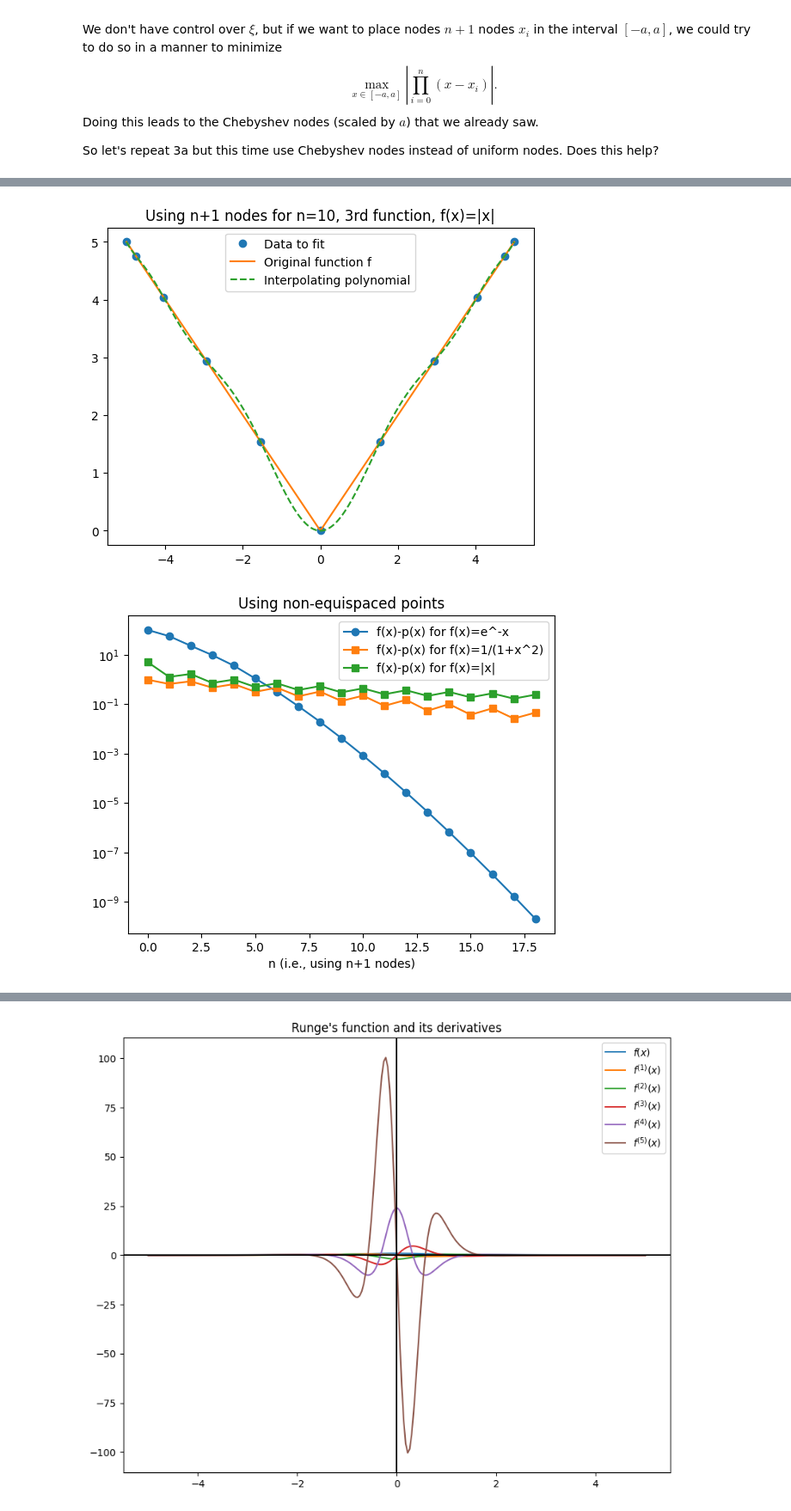
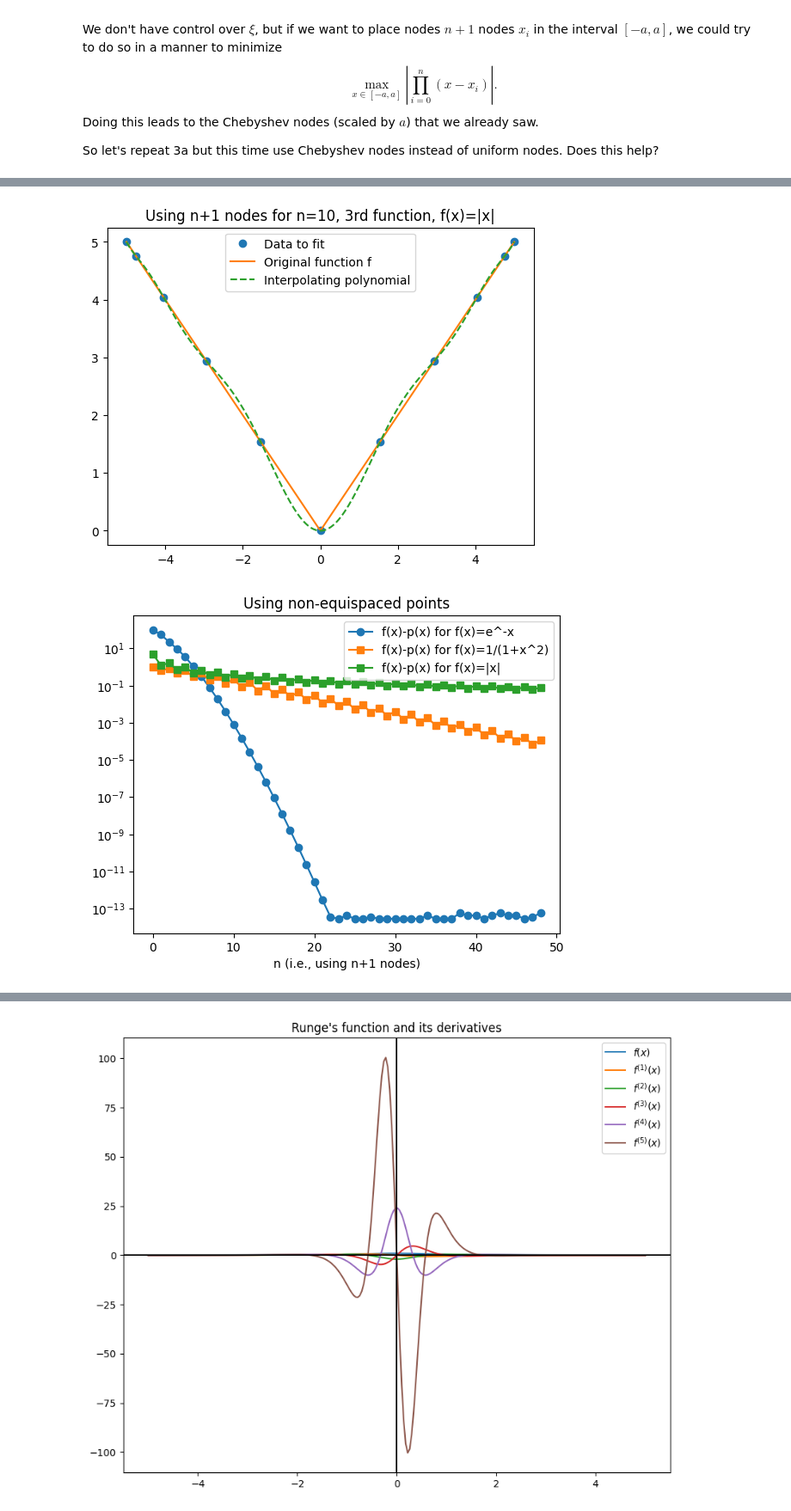
Before and after one commit to MaxwellShedd/appm-4600-numerics, a Jupyter notebook: Labs/Lab08_interpolation_solutions.ipynb, the cells around one changed output, grey strips where cells are left out. Shown at 86% size. Saved outputs shown, nothing was run; the diff lists cells and outputs as text; code cells hidden in the pictures.

```diff
--- a/Labs/Lab08_interpolation_solutions.ipynb
+++ b/Labs/Lab08_interpolation_solutions.ipynb
@@ -198,7 +199,8 @@ a, b = -5, 5
 xGrid = np.linspace(a,b,200)
 
 err1, err2, err3 = [], [], []
-for n in range(1,20):
+nMax = 50 # or 20
+for n in range(1,nMax):
 
     xData = np.linspace(a,b,n+1)
     f1 = lambda x : np.exp(-x)
@@ -267,7 +275,7 @@ a, b = -5, 5
 xGrid = np.linspace(a,b,200)
 
 err1, err2, err3 = [], [], []
-for n in range(1,20):
+for n in range(1,nMax):
 
     # xData = np.linspace(a,b,n+1) # Don't use uniform nodes any more
     xData = 5*np.cos( np.arange(n+1)*np.pi/n )
@@ -286,37 +294,37 @@ for n in range(1,20):
     if n == 10:
         plt.plot( xData, f1(xData), 'o', label='Data to fit')
         plt.plot( xGrid, f1(xGrid), label='Original function f')
         plt.plot( xGrid, p1(xGrid), '--',label='Interpolating polynomial')
         plt.title(f'Using n+1 nodes for {n=}, 1st function, f(x)=e^-x')
         plt.legend()
         plt.show()
 
         plt.plot( xData, f2(xData), 'o', label='Data to fit')
         plt.plot( xGrid, f2(xGrid), label='Original function f')
         plt.plot( xGrid, p2(xGrid), '--',label='Interpolating polynomial')
         plt.title(f'Using n+1 nodes for {n=}, 2nd function, f(x)=1/(1+x^2)')
         plt.legend()
         plt.show()
 
         plt.plot( xData, f3(xData), 'o', label='Data to fit')
         plt.plot( xGrid, f3(xGrid), label='Original function f')
         plt.plot( xGrid, p3(xGrid), '--',label='Interpolating polynomial')
         plt.title(f'Using n+1 nodes for {n=}, 3rd function, f(x)=|x|')
         plt.legend()
         plt.show()
 
-plt.semilogy( range(19), err1,'o-', label='f(x)-p(x) for f(x)=e^-x' )
-plt.semilogy( range(19), err2,'s-', label='f(x)-p(x) for f(x)=1/(1+x^2)' )
-plt.semilogy( range(19), err3,'s-', label='f(x)-p(x) for f(x)=|x|' )
+plt.semilogy( range(nMax-1), err1,'o-', label='f(x)-p(x) for f(x)=e^-x' )
+plt.semilogy( range(nMax-1), err2,'s-', label='f(x)-p(x) for f(x)=1/(1+x^2)' )
+plt.semilogy( range(nMax-1), err3,'s-', label='f(x)-p(x) for f(x)=|x|' )
 plt.legend()
 plt.xlabel('n (i.e., using n+1 nodes)')
 plt.title('Using non-equispaced points')
 plt.show()
 # %% [output]
 [figure]
 [figure]
 [figure]
-[figure, old version]
+[figure, new version]
 # %% [markdown]
 What's going on? We have our nice formula:
 $$f(x) - p_n(x) = \frac{f^{(n+1)}(\xi)}{(n+1)!} \prod_{i=0}^n (x-x_i)$$
```
Also changed, not shown: parts of 5 cells of this notebook.
